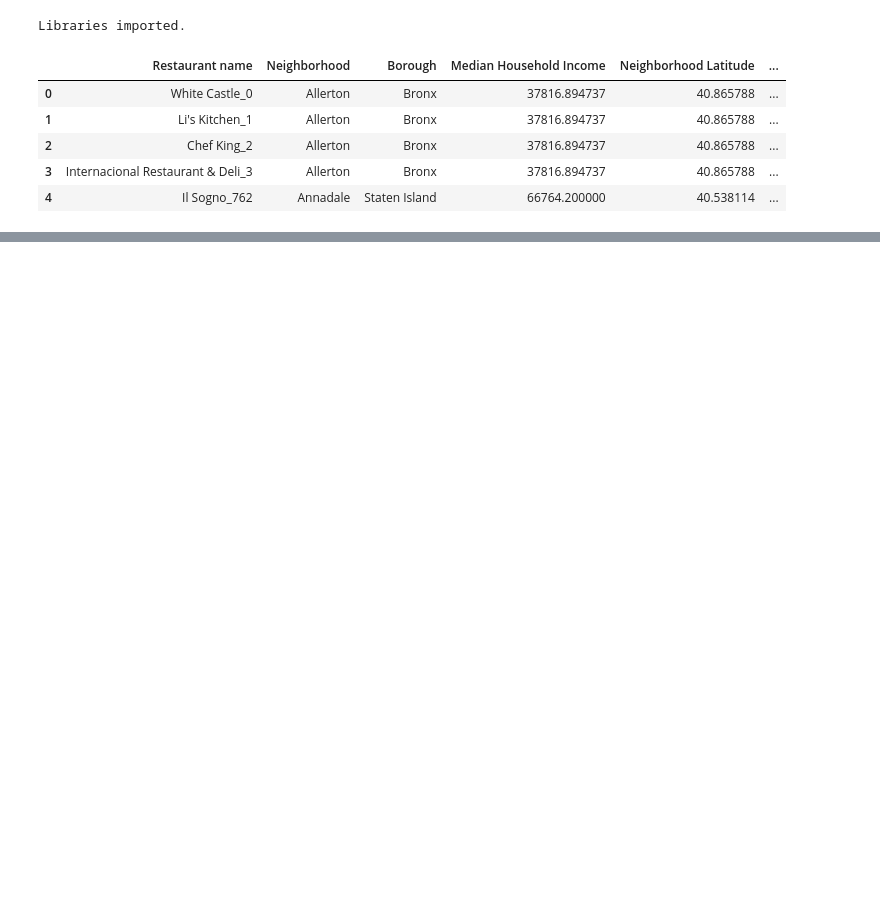
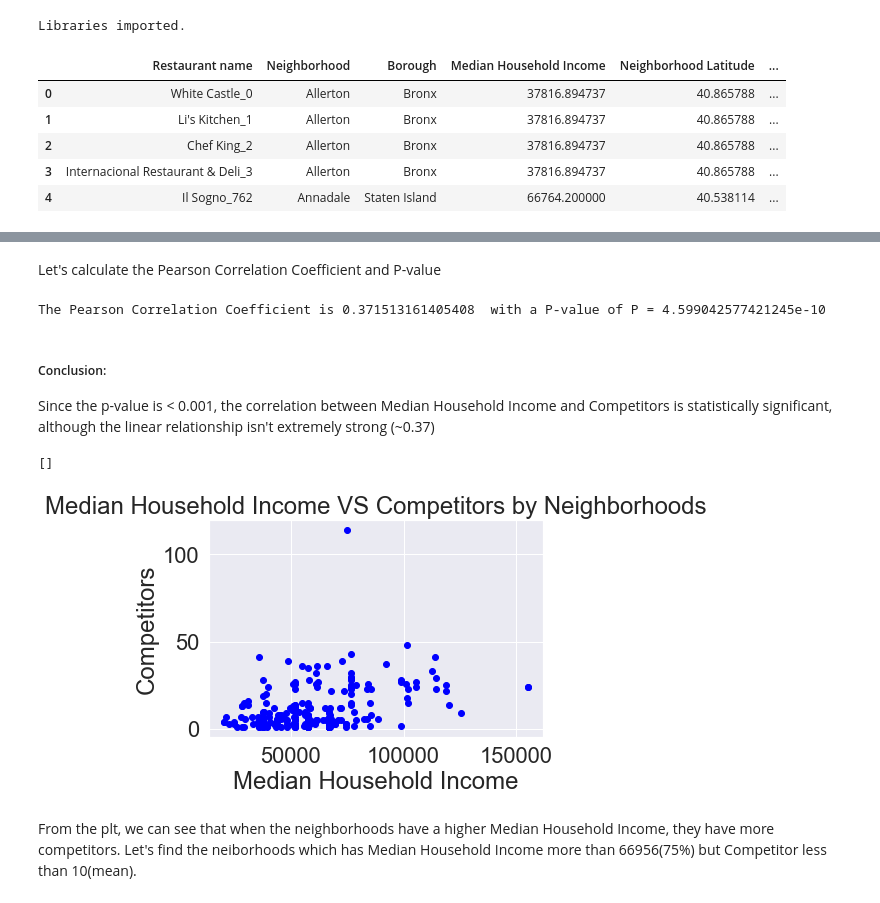
Before and after one commit to lenoraxu/Coursera_Capstone, a Jupyter notebook: week4/Assignment_C9_W5.ipynb, the cells around one changed output, grey strips where cells are left out. Cells and saved outputs as stored; diff of their text form; code cells hidden in the pictures; blank space fills up the shorter version.

```diff
--- a/week4/Assignment_C9_W5.ipynb
+++ b/week4/Assignment_C9_W5.ipynb
@@ -39,0 +263,26 @@ df_res.head()
+# %% [markdown]
+Let's calculate the  Pearson Correlation Coefficient and P-value
+# %%
+from scipy import stats
+
+#  Median Household Income VS Competitors
+
+pearson_coef, p_value = stats.pearsonr(df_nei['Median Household Income'], df_nei['Competitors'])
+print("The Pearson Correlation Coefficient is", pearson_coef, " with a P-value of P =", p_value)
+# %% [output]
+The Pearson Correlation Coefficient is 0.371513161405408  with a P-value of P = 4.599042577421245e-10
+# %% [markdown]
+<h5>Conclusion:</h5>
+Since the p-value is < 0.001, the correlation between Median Household Income and Competitors is statistically significant, although the linear relationship isn't extremely strong (~0.37)
+# %%
+plt.scatter(df_nei['Median Household Income'], df_nei['Competitors'],  color='blue')
+plt.xlabel("Median Household Income")
+plt.ylabel("Competitors")
+plt.title('Median Household Income VS Competitors by Neighborhoods')
+plt.plot()
+# %% [output]
+[]
+[figure, added]
+# %% [markdown]
+From the plt, we can see that when the neighborhoods have a higher Median Household Income, they have more competitors.
+Let's find the neiborhoods which has Median Household Income more than 66956(75%) but Competitor less than 10(mean).
```
Also changed, not shown: parts of 51 cells of this notebook, 19 other files.
